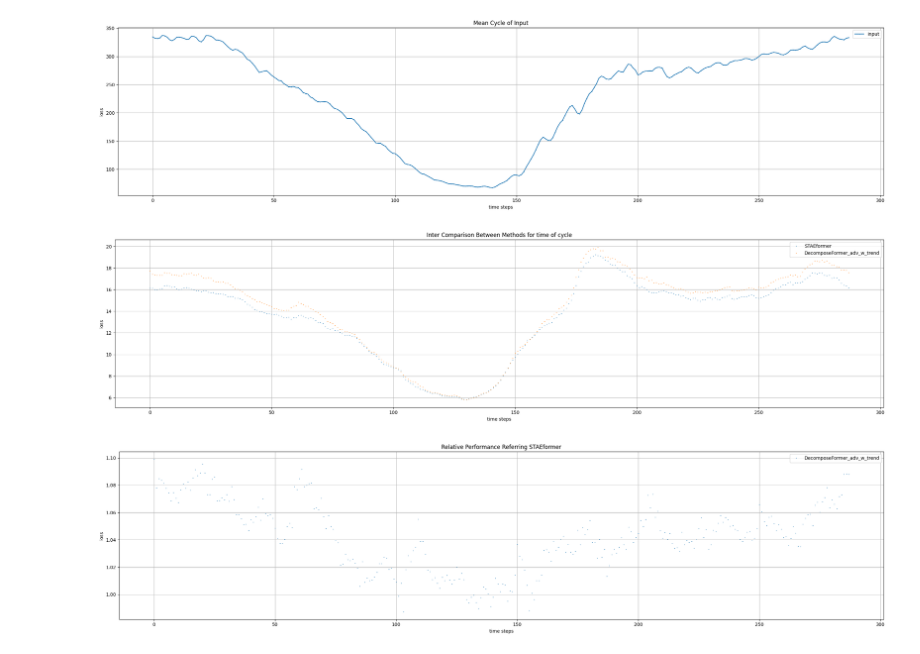
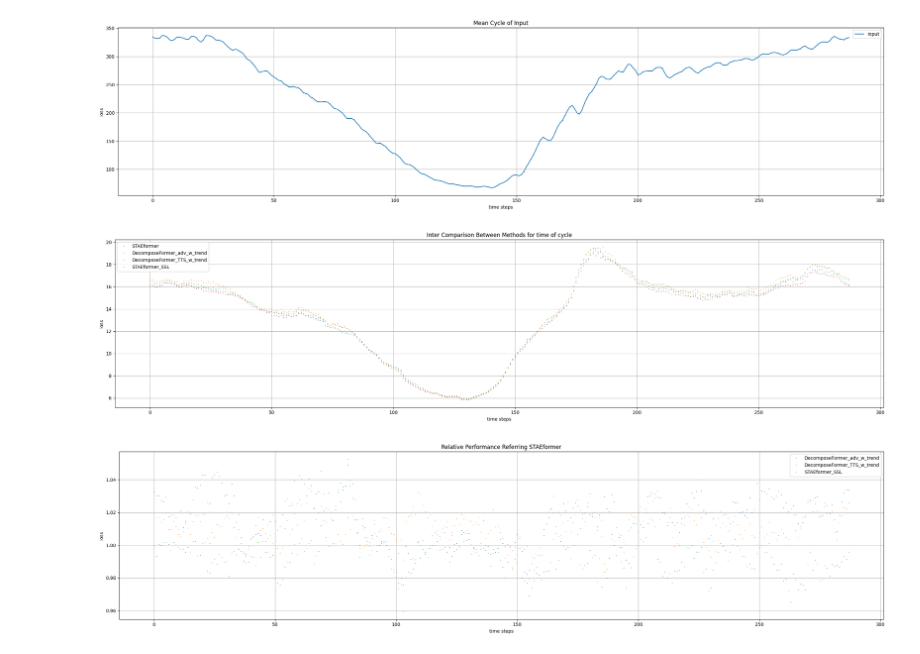
Before and after one commit to Dench991228/BasicTSD, a Jupyter notebook: basicts/visualize_mae_cycle_distri.ipynb, the cells around one changed output. Cells and saved outputs as stored; diff of their text form; code cells hidden in the pictures.

```diff
--- a/basicts/visualize_mae_cycle_distri.ipynb
+++ b/basicts/visualize_mae_cycle_distri.ipynb
@@ -29,36 +29,44 @@ def visualize_mae_cycle_distri(method_result_files: List[str],
         mae_grouped_by_time_of_cycle.append(mae_grouped_by_node_and_time_of_cycle)
     inputs_cycle = np.mean(inputs_cycle, axis=0)
     plot_line(title="Mean Cycle of Input",
               x=[i for i in range(cycle_timestamps)], ys=[inputs_cycle],
               y_names=["input"], no_line=False)
     plot_line(title="Inter Comparison Between Methods for time of cycle",
               x=[i for i in range(cycle_timestamps)], ys=mae_grouped_by_time_of_cycle,
               y_names=method_names, no_line=True)
     relative_mae_grouped_by_time_of_cycle = []
     relative_names = []
     for idx, (mae, name) in enumerate(zip(mae_grouped_by_time_of_cycle, method_names)):
         if idx != referred_id:
             relative_mae_grouped_by_time_of_cycle.append(mae / mae_grouped_by_time_of_cycle[referred_id])
             relative_names.append(name)
     plot_line(title=f"Relative Performance Referring {method_names[referred_id]}",
             x=[i for i in range(cycle_timestamps)], ys=relative_mae_grouped_by_time_of_cycle,
             y_names=relative_names, no_line=True)
 
 # 预测文件
-prediction_files = [
+prediction_files_pems08 = [
     "../checkpoints/STAEformer/PEMS08_100_12_12/70ceb2d1dd84b5dc181774f2d16a14c1/test_results.npz",
-    "../checkpoints/DecomposeFormer_adv/PEMS08_100_12_12/f1ead17f437487f9b4ea4cb975549a39/test_results.npz",
-
+    "../checkpoints/DecomposeFormer_adv/PEMS08_100_12_12/165deb5b6eed720c6bd224ec75f4585a/test_results.npz",
+    "../checkpoints/DecomposeFormer_TTS/PEMS08_100_12_12/d7fde011127742d7ea670292ecf8abd9/test_results.npz",
+    "../checkpoints/STAEformer_SSL/PEMS08_100_12_12/ec5b5664aa4430d0d0c4f91673ef85c6/test_results.npz"
+]
+prediction_files_pems04 = [
+    "../checkpoints/STAEformer/PEMS04_100_12_12/847a2ce08791eb89c3a325b199127003/test_results.npz",
+    "../checkpoints/DecomposeFormer_adv/PEMS04_100_12_12/3b4d38f791b9a5449d5058ad504b18a0/test_results.npz",
+    "../checkpoints/STAEformer_SSL/PEMS04_100_12_12/6cb833695c71cb7ce824ef6ebdd71aab/test_results.npz",
 ]
 # 方法名称
 method_names = [
     "STAEformer",
     "DecomposeFormer_adv_w_trend",
+    "DecomposeFormer_TTS_w_trend",
+    "STAEformer_SSL"
 ]
 # 时间步
 cts = 288
-visualize_mae_cycle_distri(prediction_files, method_names, cts, 0)
+visualize_mae_cycle_distri(prediction_files_pems08, method_names, cts, 0)
 # %% [output]
 [figure]
-[figure, old version]
+[figure, new version]
-[figure, old version]
+[figure, new version]
```
Also changed, not shown: 9 other files.
